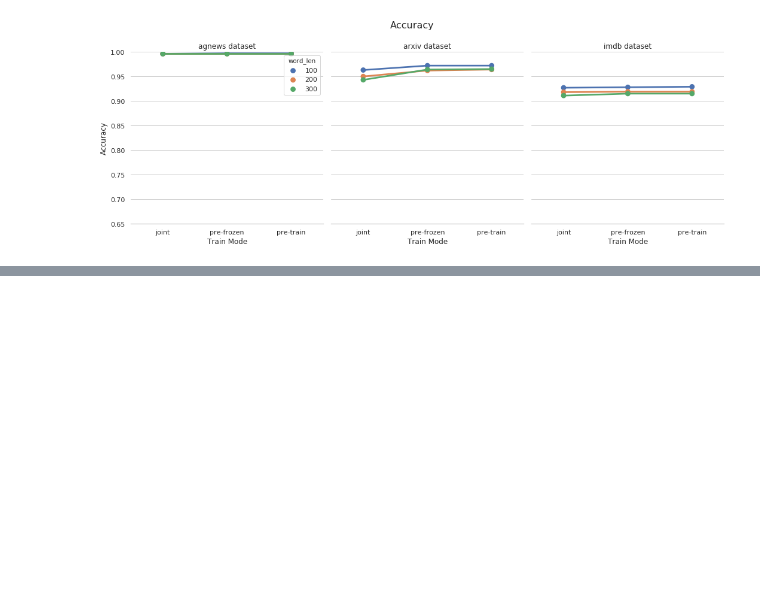
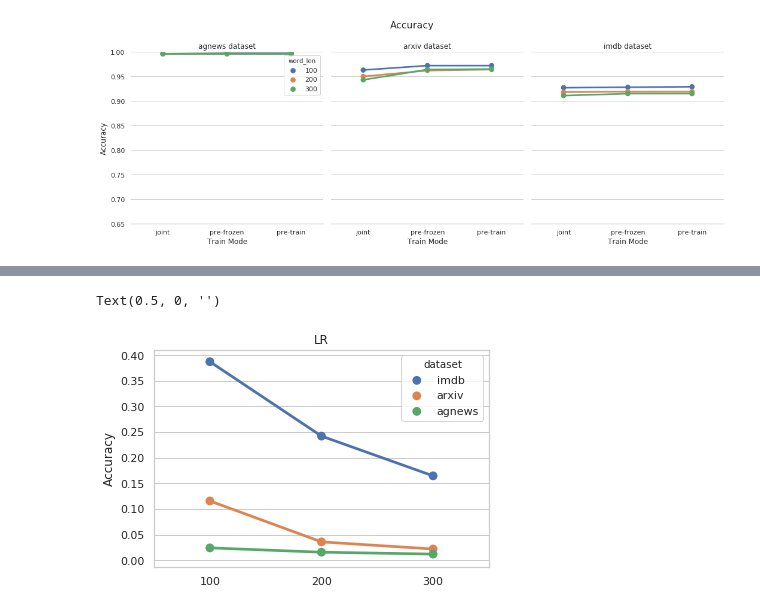
Before and after one commit to IIT-ML/interpretable-text-classification, a Jupyter notebook: show_results.ipynb, the cells around one changed output, grey strips where cells are left out. Saved outputs shown, nothing was run; the diff lists cells and outputs as text; code cells hidden in the pictures; blank space fills up the shorter version.

```diff
--- a/show_results.ipynb
+++ b/show_results.ipynb
@@ -152,0 +220,9 @@ plt.subplots_adjust(top=0.85)
+# %%
+plt.title('LR')
+
+ax = sns.pointplot(x="word_len", y="LR_keys_te_rejection_rate", hue='dataset', data=d)
+ax.set_ylabel('Accuracy')
+ax.set_xlabel('')
+# %% [output]
+Text(0.5, 0, '')
+[figure, added]
```
Also changed, not shown: parts of 11 cells of this notebook, 5 other files.
